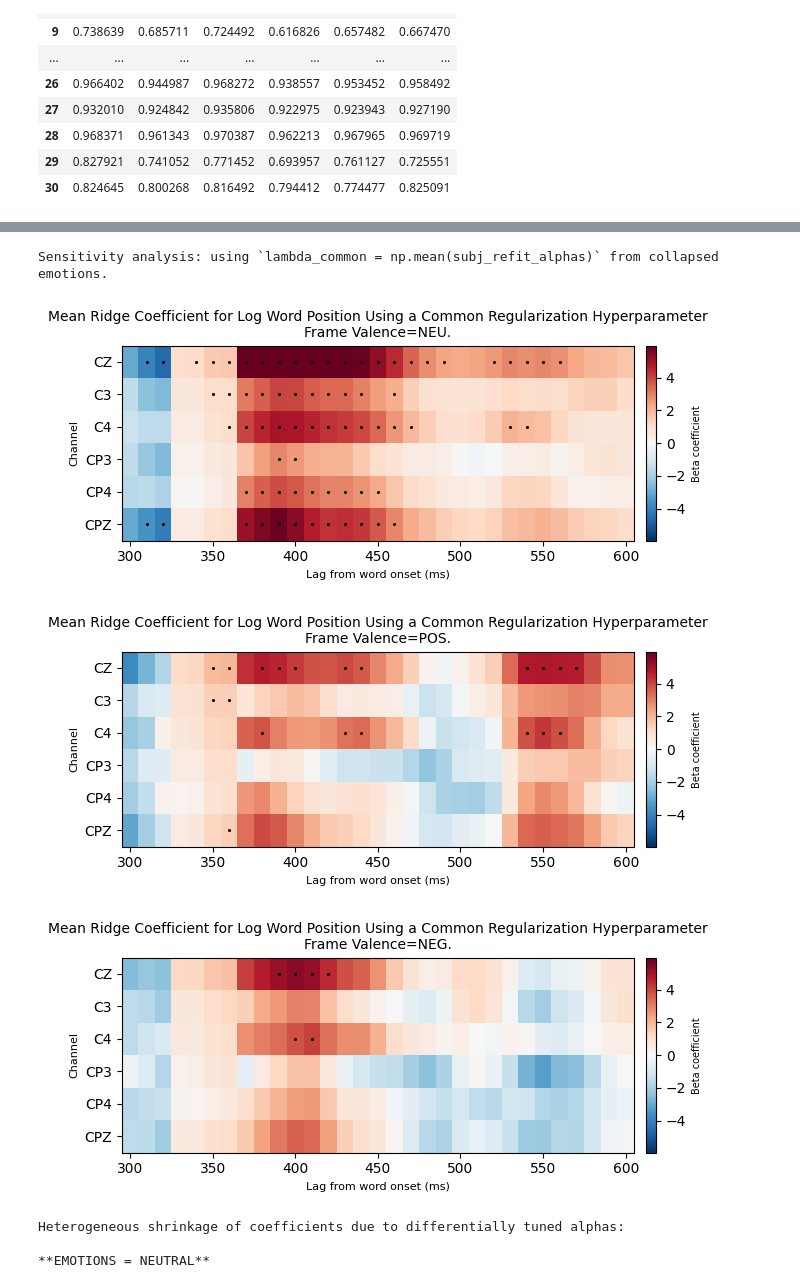
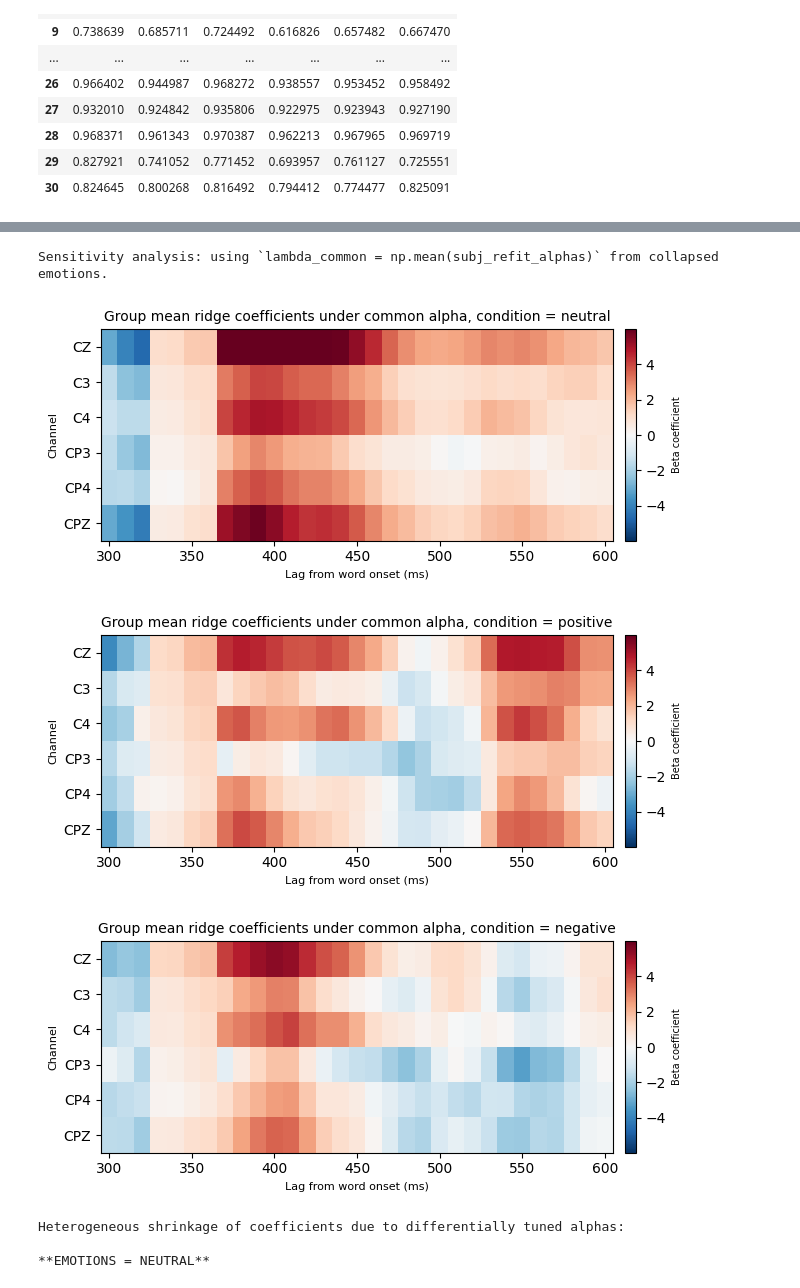
Before and after one commit to amandalin047/Updating_rERP_2023, a Jupyter notebook: deconvolution/deconv_v4.ipynb, the cells around one changed output, grey strips where cells are left out. Drawn from its saved outputs; the diff is of its cells as text; code cells hidden in the pictures.

Commit message:
fixed figures and tables

```diff
--- a/deconvolution/deconv_v4.ipynb
+++ b/deconvolution/deconv_v4.ipynb
@@ -1052,27 +1054,27 @@ figs_with_emo = {key: time_window_heatmap(coefs,
 # %%
 print("Sensitivity analysis: using `lambda_common = np.mean(subj_refit_alphas)` from collapsed emotions.")
 n400_coefs_with_emo_lambda_common = {key: get_time_window_coefs(val[1],
                                                   n_predictors=2,
                                                   intercept_index=0,
                                                   beta_index=1,
                                                   time_window=(0.3, 0.6),
                                                   sfreq=100.0,
                                                   sig_thresh=0.05)
                                                   for key, val in refit_with_emo_lambda_common.items()}
 figs_with_emo_lambda_common = {key: time_window_heatmap(coefs,
                                           time_window=(0.3, 0.6),
                                           dt=10,
                                           ch_roi=ch_roi,
-                                          show_sig=True,
+                                          show_sig=False,
                                           vmin=-vmin, vmax=vmax,
                                           component_name="N400",
-                                          alt_title=f"Mean Ridge Coefficient for Log Word Position Using a Common Regularization Hyperparameter\nFrame Valence={key.upper()}.")
+                                          alt_title=f"Group mean ridge coefficients under common alpha, condition = {my_emo_dict[key].lower()}")
                                           for key, coefs in n400_coefs_with_emo_lambda_common.items()}
 # %% [output]
 Sensitivity analysis: using `lambda_common = np.mean(subj_refit_alphas)` from collapsed emotions.
-[figure, old version]
+[figure, new version]
-[figure, old version]
+[figure, new version]
-[figure, old version]
+[figure, new version]
 # %%
 print("Heterogeneous shrinkage of coefficients due to differentially tuned alphas:\n")
 print(f"**EMOTIONS = {emotions_for_display['neu']}**")
```
Also changed, not shown: parts of 7 cells of this notebook.
